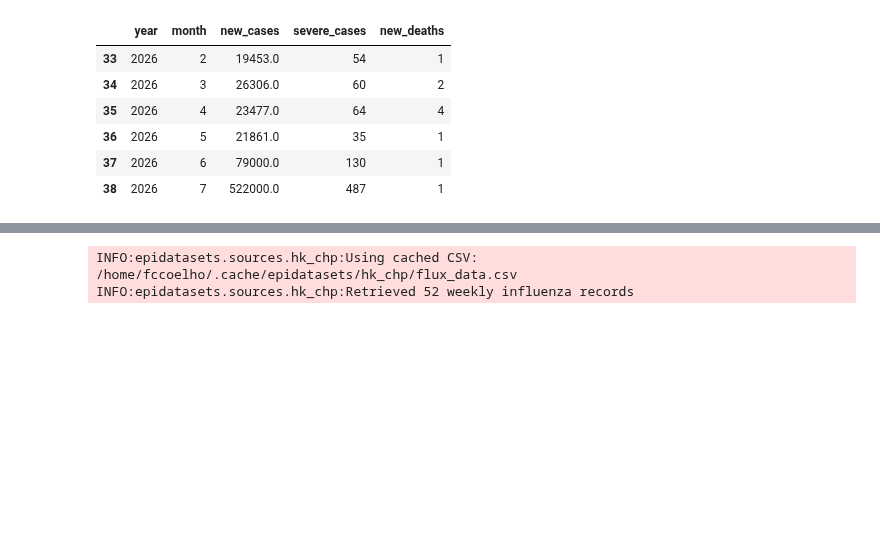
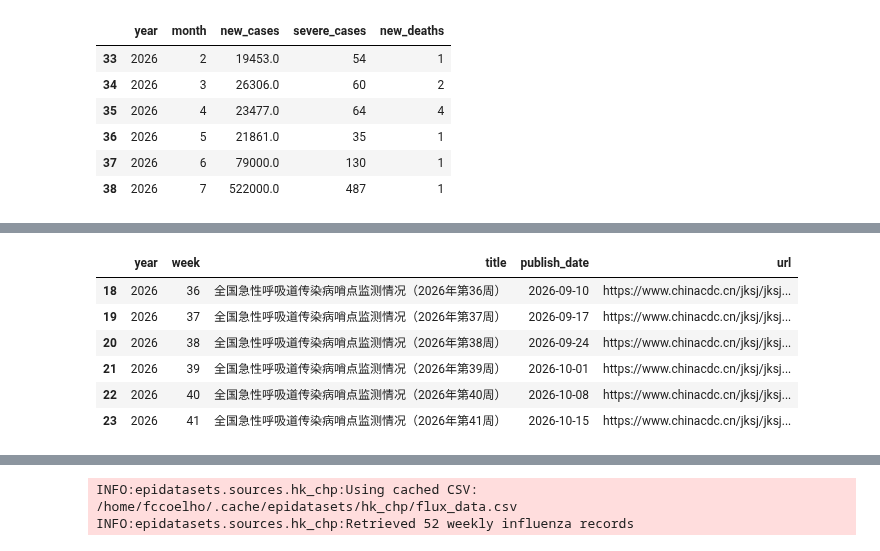
Before and after one commit to fccoelho/epidemiological-datasets, a Jupyter notebook: docs/examples/45_China_Comprehensive_Surveillance.ipynb, the cells around one changed output, grey strips where cells are left out. Saved outputs shown, nothing was run; the diff lists cells and outputs as text; code cells hidden in the pictures; blank space fills up the shorter version.

```diff
--- a/docs/examples/45_China_Comprehensive_Surveillance.ipynb
+++ b/docs/examples/45_China_Comprehensive_Surveillance.ipynb
@@ -195,0 +207,14 @@ INFO:epidatasets.sources.china_cdc:Found 39 listing entries at https://www.china
+# %%
+import logging
+logging.getLogger('epidatasets').setLevel(logging.WARNING)
+
+reports = ccdc.list_respiratory_sentinel_reports(max_pages=2)
+reports.tail(6)
+# %% [output]
+|  | year | week | title | publish_date | url |
+| 18 | 2026 | 36 | 全国急性呼吸道传染病哨点监测情况（2026年第36周） | 2026-09-10 | https://www.chinacdc.cn/jksj/jksj... |
+| 19 | 2026 | 37 | 全国急性呼吸道传染病哨点监测情况（2026年第37周） | 2026-09-17 | https://www.chinacdc.cn/jksj/jksj... |
+| 20 | 2026 | 38 | 全国急性呼吸道传染病哨点监测情况（2026年第38周） | 2026-09-24 | https://www.chinacdc.cn/jksj/jksj... |
+| 21 | 2026 | 39 | 全国急性呼吸道传染病哨点监测情况（2026年第39周） | 2026-10-01 | https://www.chinacdc.cn/jksj/jksj... |
+| 22 | 2026 | 40 | 全国急性呼吸道传染病哨点监测情况（2026年第40周） | 2026-10-08 | https://www.chinacdc.cn/jksj/jksj... |
+| 23 | 2026 | 41 | 全国急性呼吸道传染病哨点监测情况（2026年第41周） | 2026-10-15 | https://www.chinacdc.cn/jksj/jksj... |
```
Also changed, not shown: parts of 6 cells of this notebook, 19 other files.
